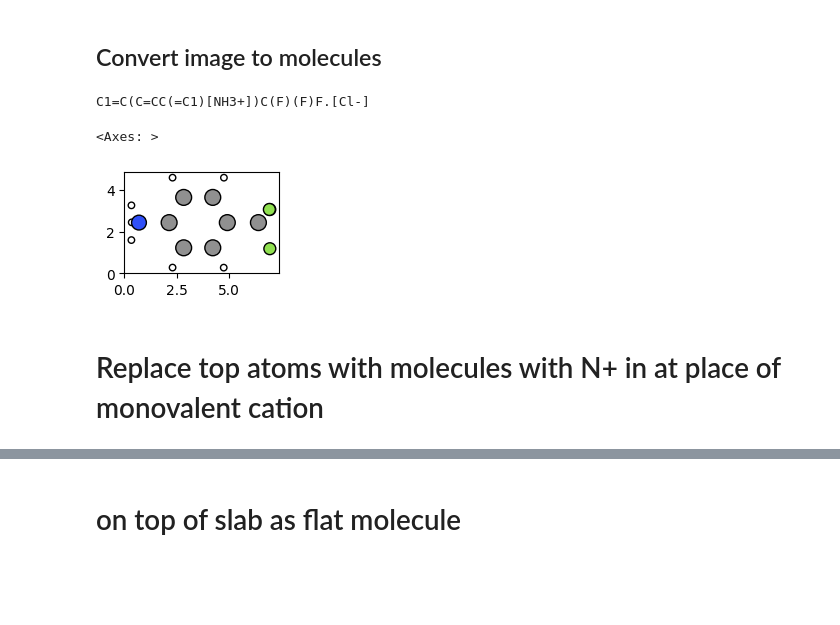
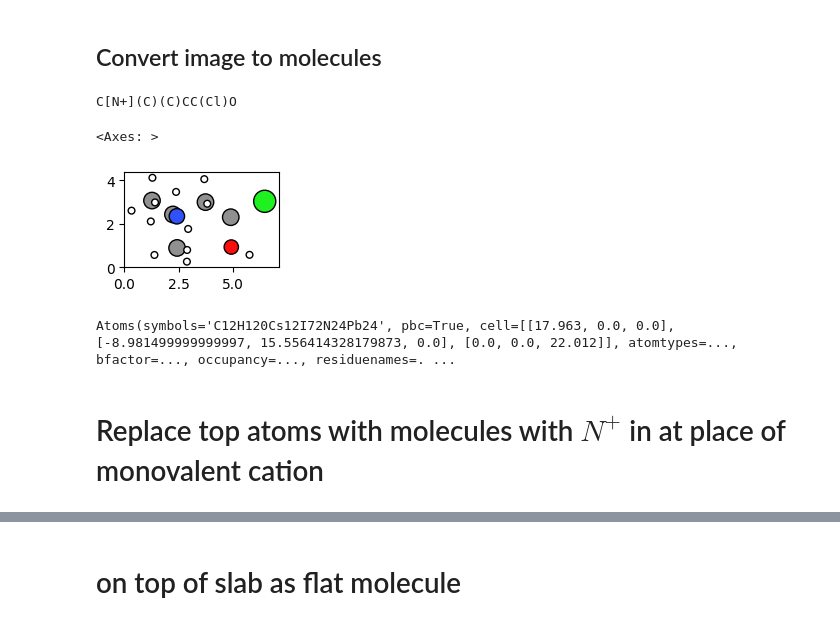
Before and after one commit to ahlawat-paramvir/Passivation-Halide-Perovskites, a Jupyter notebook: molecular_passivation_perovskite.ipynb, the cells around one changed output, grey strips where cells are left out. Cells and saved outputs as stored; diff of their text form; code cells hidden in the pictures; blank space fills up the shorter version.

Commit message:
adding molecules on surface with script

```diff
--- a/molecular_passivation_perovskite.ipynb
+++ b/molecular_passivation_perovskite.ipynb
@@ -14,17 +32,23 @@ https://www.nature.com/articles/s41570-023-00510-0#Sec7
 # %%
 from DECIMER import predict_SMILES
 from ase.data.pubchem import pubchem_atoms_search, pubchem_atoms_conformer_search
 
-image_path = "/Users/paramvir/Downloads/Figure_5_Hong/CF3-PA.png"
+image_path = "/Users/paramvir/Downloads/Figure_5_Hong/Choline_chloride.png"
 
 SMILES = predict_SMILES(image_path)
+
 split_smiles = SMILES.split(sep='.')
+
 CF3_PA = pubchem_atoms_search(smiles=split_smiles[0])
+
 print(SMILES)
 
+
 fig, axes = plt.subplots(1, 1, figsize=(2, 2))
+
+
 plot_atoms(CF3_PA, axes, radii=0.5, rotation=('0x,0y,0z'))
 # %% [output]
-C1=C(C=CC(=C1)[NH3+])C(F)(F)F.[Cl-]
+C[N+](C)(C)CC(Cl)O
 <Axes: >
-[figure, old version]
+[figure, new version]
@@ -31,5 +219,51 @@ C1=C(C=CC(=C1)[NH3+])C(F)(F)F.[Cl-]
+# %%
+structure = io.read('../FAPbI3/cubic_3R.cif')
+structure = sort(structure)
+tmp_molecule=[]
+j = 0
+num_atoms = len(structure.get_chemical_symbols())
+i = 0
+del_index = []
+N_index = []
+flag = False
+
+while i < num_atoms:
+    if(structure.get_chemical_symbols()[i] == 'C'):
+        del_index.append(i)
+        molecule = io.read('../FAPbI3/FA.pdb')
+        molecule.set_cell(structure.cell)
+        xmin = molecule.get_center_of_mass()[0]
+        xmax = structure.positions[i, 0]
+        ymin = molecule.get_center_of_mass()[1]
+        ymax = structure.positions[i, 1]
+        zmin = molecule.get_center_of_mass()[2]
+        zmax = structure.positions[i, 2]
+        molecule.positions += (xmax - xmin, ymax - ymin, zmax - zmin)
+        if j==0:
+            tmp_molecule = molecule
+        else:
+            tmp_molecule += molecule
+        j = j+1
+    i = i + 1
+
+k = 0
+while k < num_atoms:
+    if(structure.get_chemical_symbols()[k] == 'N'):
+        del_index.append(k)
+    k = k + 1
+
+del structure[del_index]
+
+
+FA_replaced_structure = structure + tmp_molecule
+FA_replaced_structure = sort(FA_replaced_structure)
+
+view (FA_replaced_structure)
+FA_replaced_structure
+# %% [output]
+Atoms(symbols='C12H120Cs12I72N24Pb24', pbc=True, cell=[[17.963, 0.0, 0.0], [-8.981499999999997, 15.556414328179873, 0.0], [0.0, 0.0, 22.012]], atomtypes=..., bfactor=..., occupancy=..., residuenames=. ...
 # %% [markdown]
-# Replace top atoms with molecules with N+ in at place of monovalent cation
+# Replace top atoms with molecules with $N^+$ in at place of monovalent cation
 # %%
 import matplotlib.pyplot as plt
 import numpy as np
```
Also changed, not shown: parts of 5 cells of this notebook, 1 other file.
